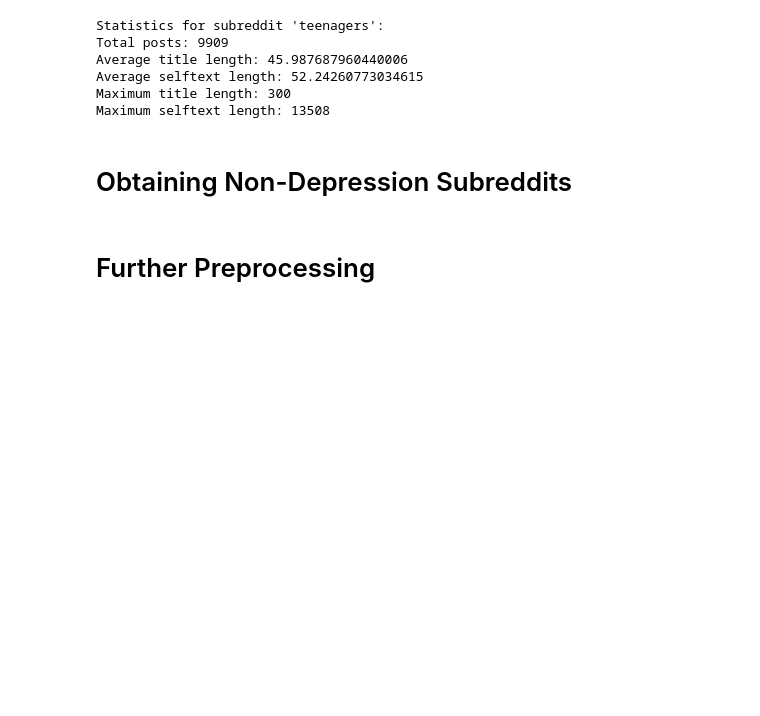
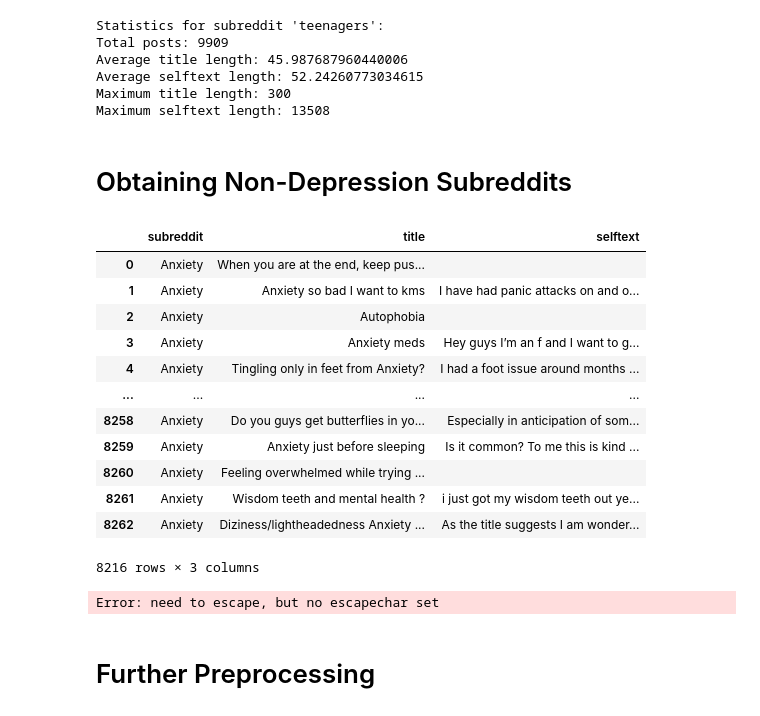
Before and after one commit to DHJKim321/diss-project, a Jupyter notebook: src/data/data_exploration.ipynb, the cells around one changed output. Drawn from its saved outputs; the diff is of its cells as text; code cells hidden in the pictures; blank space fills up the shorter version.

Commit message:
Readded anxiety

```diff
--- a/src/data/data_exploration.ipynb
+++ b/src/data/data_exploration.ipynb
@@ -160,13 +160,33 @@ df.to_csv('teenagers_cleaned.csv', index=False)
 # %% [markdown]
 # Obtaining Non-Depression Subreddits
 # %%
-subs = {'anxiety'}
+subs = {'Anxiety'}
 data = list(read_zst_lines("RS_2023-01.zst", subreddit_whitelist=subs))
 df = pd.DataFrame(data)
 # %%
 df = filter_dataframe(df)
 df = remove_non_english_posts(df)
 df = remove_happy_new_year_posts(df)
+# %%
+df
+# %% [output]
+|  | subreddit | title | selftext |
+| 0 | Anxiety | When you are at the end, keep pus... |  |
+| 1 | Anxiety | Anxiety so bad I want to kms | I have had panic attacks on and o... |
+| 2 | Anxiety | Autophobia |  |
+| 3 | Anxiety | Anxiety meds | Hey guys I’m an f and I want to g... |
+| 4 | Anxiety | Tingling only in feet from Anxiety? | I had a foot issue around months ... |
+| ... | ... | ... | ... |
+| 8258 | Anxiety | Do you guys get butterflies in yo... | Especially in anticipation of som... |
+| 8259 | Anxiety | Anxiety just before sleeping | Is it common? To me this is kind ... |
+| 8260 | Anxiety | Feeling overwhelmed while trying ... |  |
+| 8261 | Anxiety | Wisdom teeth and mental health ? | i just got my wisdom teeth out ye... |
+| 8262 | Anxiety | Diziness/lightheadedness Anxiety ... | As the title suggests I am wonder... |
+8216 rows × 3 columns
+# %%
+df.to_csv('anxiety.csv', index=False, escapechar='\\')
+# %% [output]
+Error: need to escape, but no escapechar set
 # %% [markdown]
 # Further Preprocessing
 # %%
```
Also changed, not shown: 1 other file.
